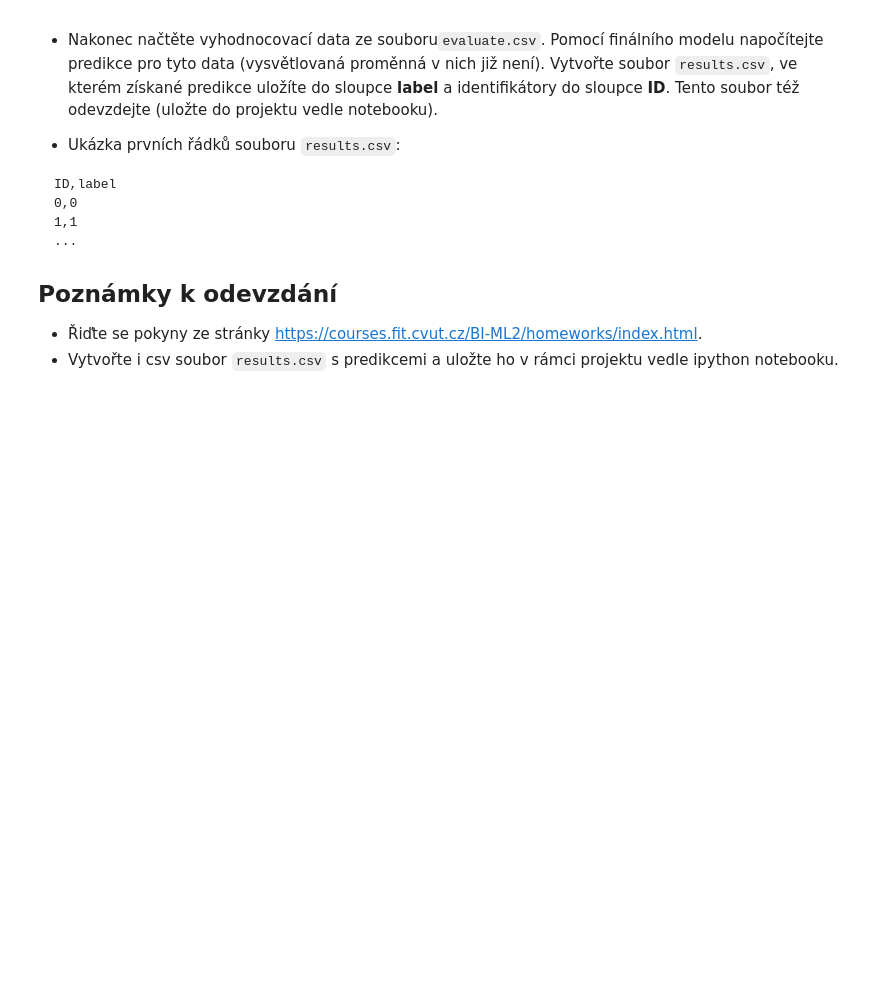
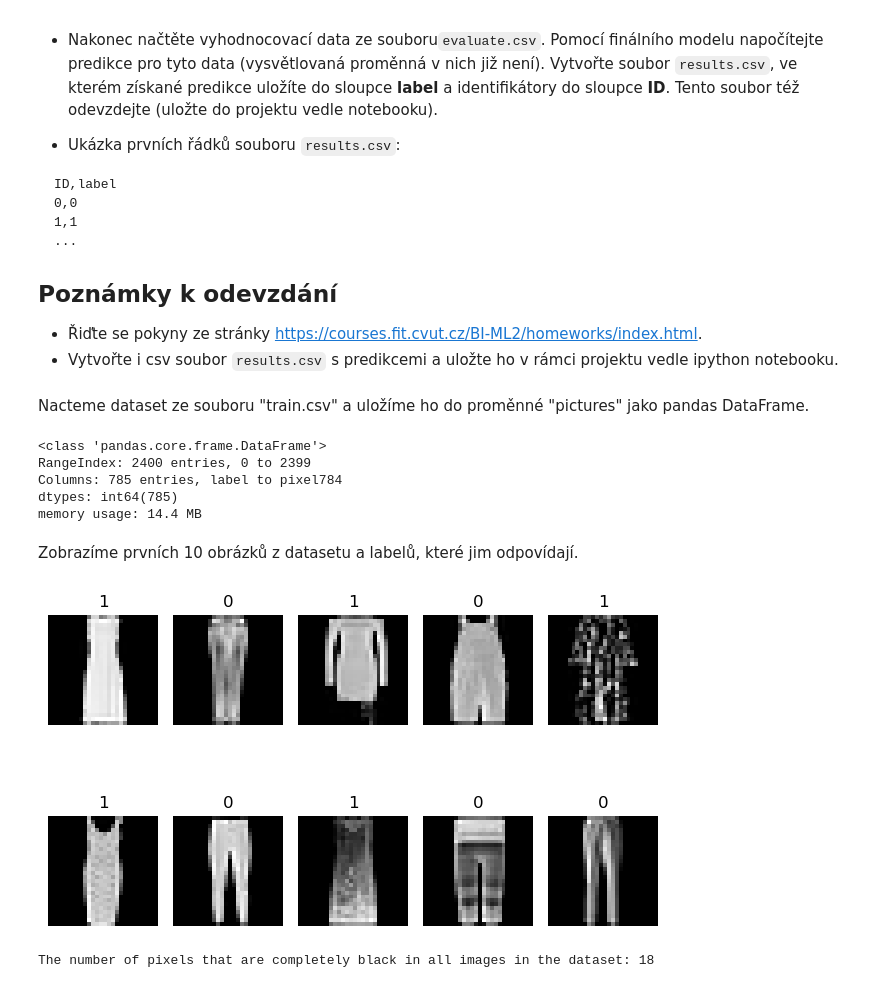
Before and after one commit to daKostych/BI-ML2-2024, a Jupyter notebook: 01/homework_01_B232.ipynb, the cells around one changed output. Cells and saved outputs as stored; diff of their text form; code cells hidden in the pictures; blank space fills up the shorter version.

```diff
--- a/01/homework_01_B232.ipynb
+++ b/01/homework_01_B232.ipynb
@@ -55,0 +76,36 @@ ID,label
+# %% [markdown]
+Nacteme dataset ze souboru "train.csv" a uložíme ho do proměnné "pictures" jako pandas DataFrame.
+# %%
+# Load the dataset from the CSV file into a pandas DataFrame
+pictures = pd.read_csv("train.csv")
+# %%
+# Print basic information about the DataFrame
+pictures.info()
+# %% [output]
+<class 'pandas.core.frame.DataFrame'>
+RangeIndex: 2400 entries, 0 to 2399
+Columns: 785 entries, label to pixel784
+dtypes: int64(785)
+memory usage: 14.4 MB
+# %% [markdown]
+Zobrazíme prvních 10 obrázků z datasetu a labelů, které jim odpovídají.
+# %%
+for i in range(0, 10):
+    # Convert pixels to 28x28 format
+    image = pictures.iloc[i, 1:].values.reshape(28, 28)
+
+    # Image display
+    plt.subplot(2, 5, i + 1)
+    plt.imshow(image, cmap='gray')
+    plt.title(pictures.iloc[i, 0])
+    plt.axis('off')
+
+plt.tight_layout()
+plt.show()
+# %% [output]
+[figure, added]
+# %%
+zero_pixels = sum((pictures == 0).all())
+print("The number of pixels that are completely black in all images in the dataset:", zero_pixels)
+# %% [output]
+The number of pixels that are completely black in all images in the dataset: 18
```
Also changed, not shown: parts of 119 cells of this notebook, 1 other file.
